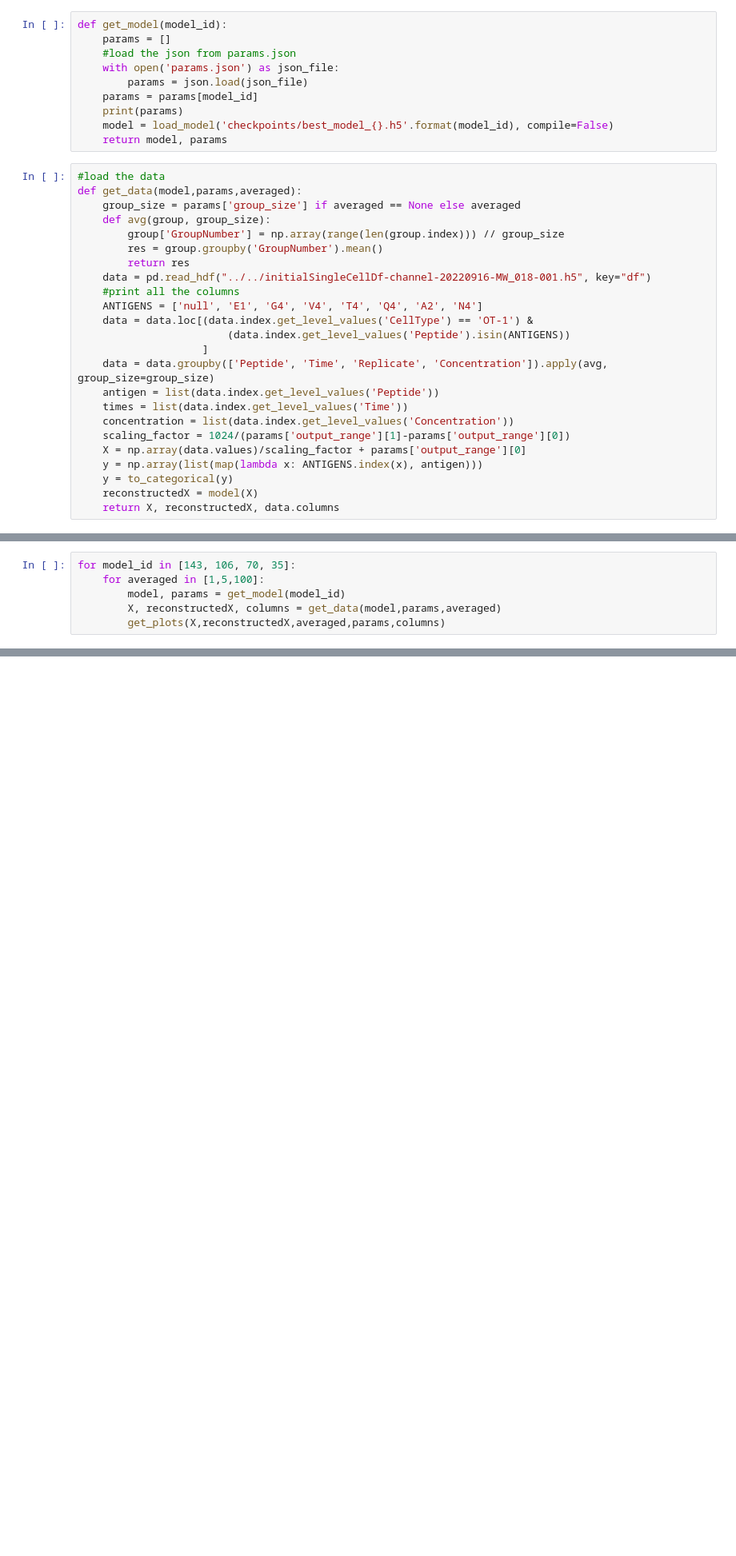
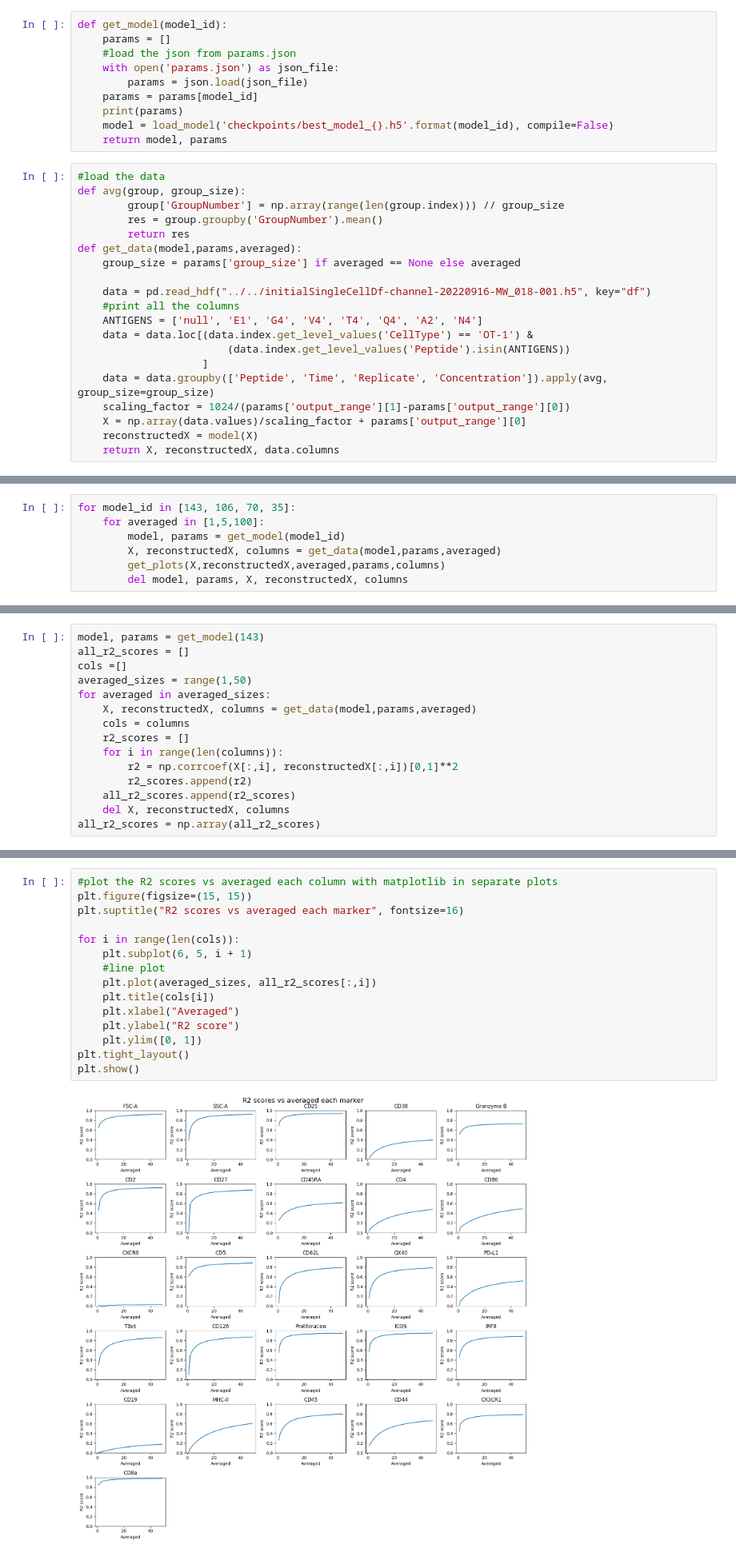
Before and after one commit to L-Pen/capstone, a Jupyter notebook: test_suite/analyze_reconstruction_correlation.ipynb, the cells around one changed output, grey strips where cells are left out. Shown at 80% size. Cells and saved outputs as stored; diff of their text form; blank space fills up the shorter version.

```diff
--- a/test_suite/analyze_reconstruction_correlation.ipynb
+++ b/test_suite/analyze_reconstruction_correlation.ipynb
@@ -26,12 +29,13 @@ def get_model(model_id):
     return model, params
 # %%
 #load the data
-def get_data(model,params,averaged):
-    group_size = params['group_size'] if averaged == None else averaged
-    def avg(group, group_size):
+def avg(group, group_size):
         group['GroupNumber'] = np.array(range(len(group.index))) // group_size
         res = group.groupby('GroupNumber').mean()
         return res
+def get_data(model,params,averaged):
+    group_size = params['group_size'] if averaged == None else averaged
+
     data = pd.read_hdf("../../initialSingleCellDf-channel-20220916-MW_018-001.h5", key="df")
     #print all the columns
     ANTIGENS = ['null', 'E1', 'G4', 'V4', 'T4', 'Q4', 'A2', 'N4']
@@ -39,13 +43,8 @@ def get_data(model,params,averaged):
                         (data.index.get_level_values('Peptide').isin(ANTIGENS))
                     ]
     data = data.groupby(['Peptide', 'Time', 'Replicate', 'Concentration']).apply(avg, group_size=group_size)
-    antigen = list(data.index.get_level_values('Peptide'))
-    times = list(data.index.get_level_values('Time'))
-    concentration = list(data.index.get_level_values('Concentration'))
     scaling_factor = 1024/(params['output_range'][1]-params['output_range'][0])
     X = np.array(data.values)/scaling_factor + params['output_range'][0]
-    y = np.array(list(map(lambda x: ANTIGENS.index(x), antigen)))
-    y = to_categorical(y)
     reconstructedX = model(X)
     return X, reconstructedX, data.columns
 # %%
@@ -86,5 +85,6 @@ for model_id in [143, 106, 70, 35]:
         model, params = get_model(model_id)
         X, reconstructedX, columns = get_data(model,params,averaged)
         get_plots(X,reconstructedX,averaged,params,columns)
+        del model, params, X, reconstructedX, columns
 # %% [output]
 {'group_size': 100, 'TEST_PROPORTION': 0.2, 'epochs': 1000, 'batch_size': 256, 'output_range': [-1, 1], 'between_layers': 4, 'first_layer_size': 256, 'layer_size_factor': 0.75, 'bottleneck_size': 2, ' ...
@@ -102,0 +104,15 @@ for model_id in [143, 106, 70, 35]:
+# %%
+model, params = get_model(143)
+all_r2_scores = []
+cols =[]
+averaged_sizes = range(1,50)
+for averaged in averaged_sizes:
+    X, reconstructedX, columns = get_data(model,params,averaged)
+    cols = columns
+    r2_scores = []
+    for i in range(len(columns)):
+        r2 = np.corrcoef(X[:,i], reconstructedX[:,i])[0,1]**2
+        r2_scores.append(r2)
+    all_r2_scores.append(r2_scores)
+    del X, reconstructedX, columns
+all_r2_scores = np.array(all_r2_scores)
@@ -102,0 +121,17 @@ for model_id in [143, 106, 70, 35]:
+# %%
+#plot the R2 scores vs averaged each column with matplotlib in separate plots
+plt.figure(figsize=(15, 15))
+plt.suptitle("R2 scores vs averaged each marker", fontsize=16)
+
+for i in range(len(cols)):
+    plt.subplot(6, 5, i + 1)
+    #line plot
+    plt.plot(averaged_sizes, all_r2_scores[:,i])
+    plt.title(cols[i])
+    plt.xlabel("Averaged")
+    plt.ylabel("R2 score")
+    plt.ylim([0, 1])
+plt.tight_layout()
+plt.show()
+# %% [output]
+[figure, added]
```
Also changed, not shown: parts of 3 cells of this notebook, 2 other files.
